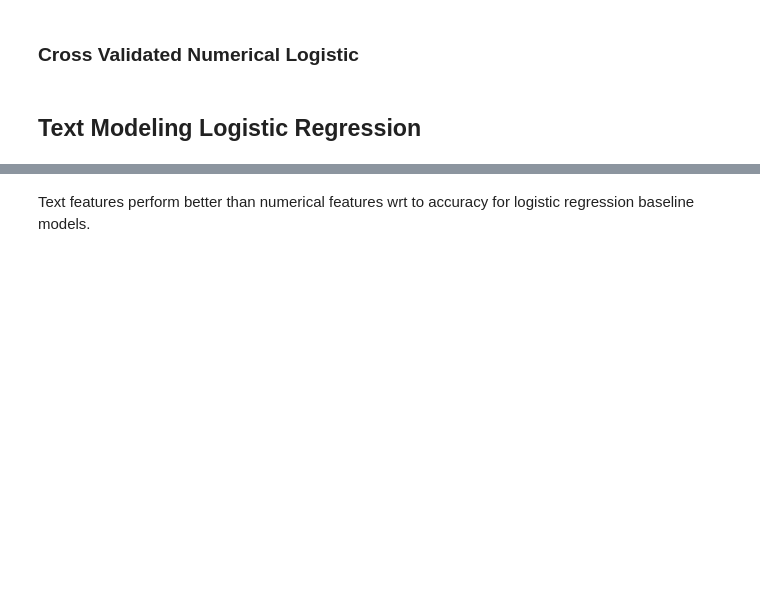
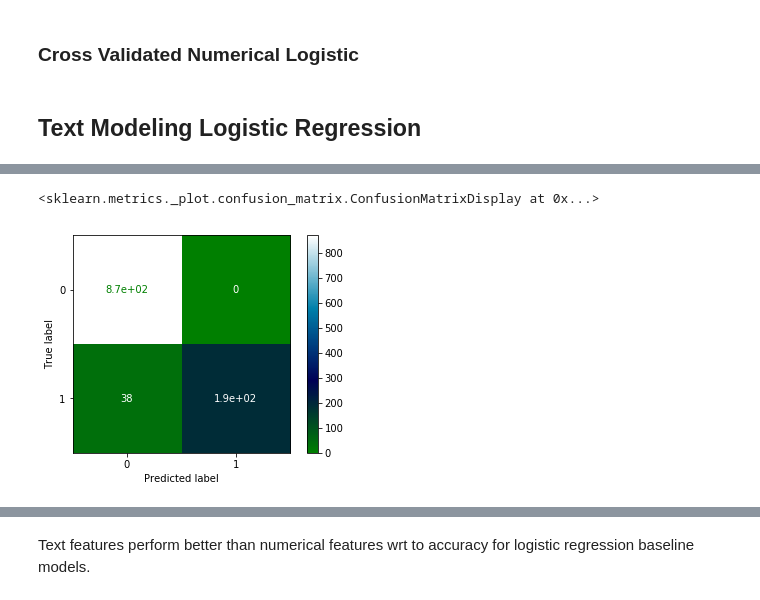
Before and after one commit to robillersomeone/NYT_bestsellers, a Jupyter notebook: initial_modeling-offline.ipynb, the cells around one changed output, grey strips where cells are left out. Drawn from its saved outputs; the diff is of its cells as text; code cells hidden in the pictures; blank space fills up the shorter version.

```diff
--- a/initial_modeling-offline.ipynb
+++ b/initial_modeling-offline.ipynb
@@ -205,4 +466,9 @@ df_text_y[0].shape
 # %%
+# graph training confusion matrix
 log_text_confusion = plot_confusion_matrix(log_text, df_text_X, df_text_y[0], cmap='ocean')
+log_text_confusion
+# %% [output]
+<sklearn.metrics._plot.confusion_matrix.ConfusionMatrixDisplay at 0x...>
+[figure, added]
 # %%
 log_text.score(df_text_X, df_text_y[0])
```
Also changed, not shown: parts of 59 cells of this notebook.
